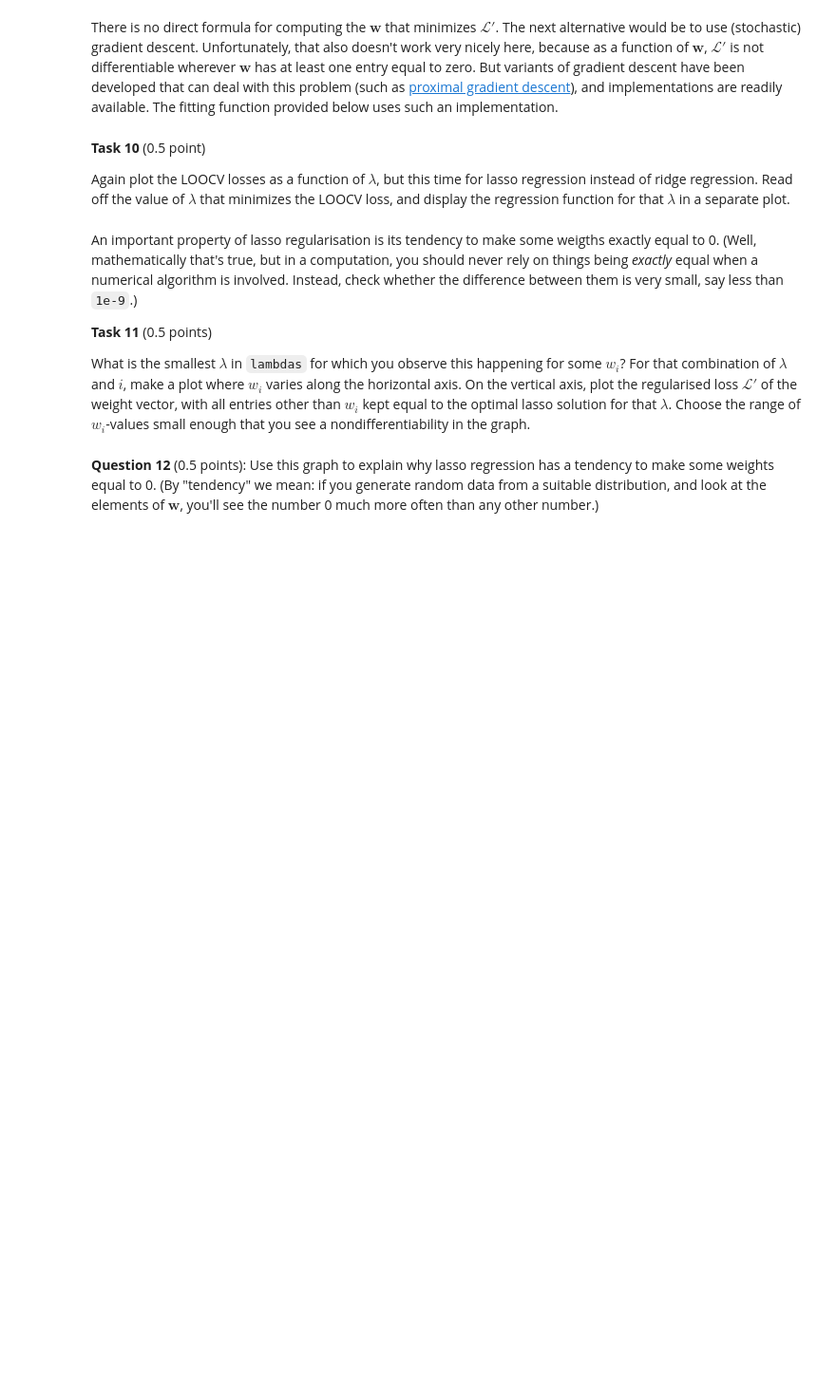
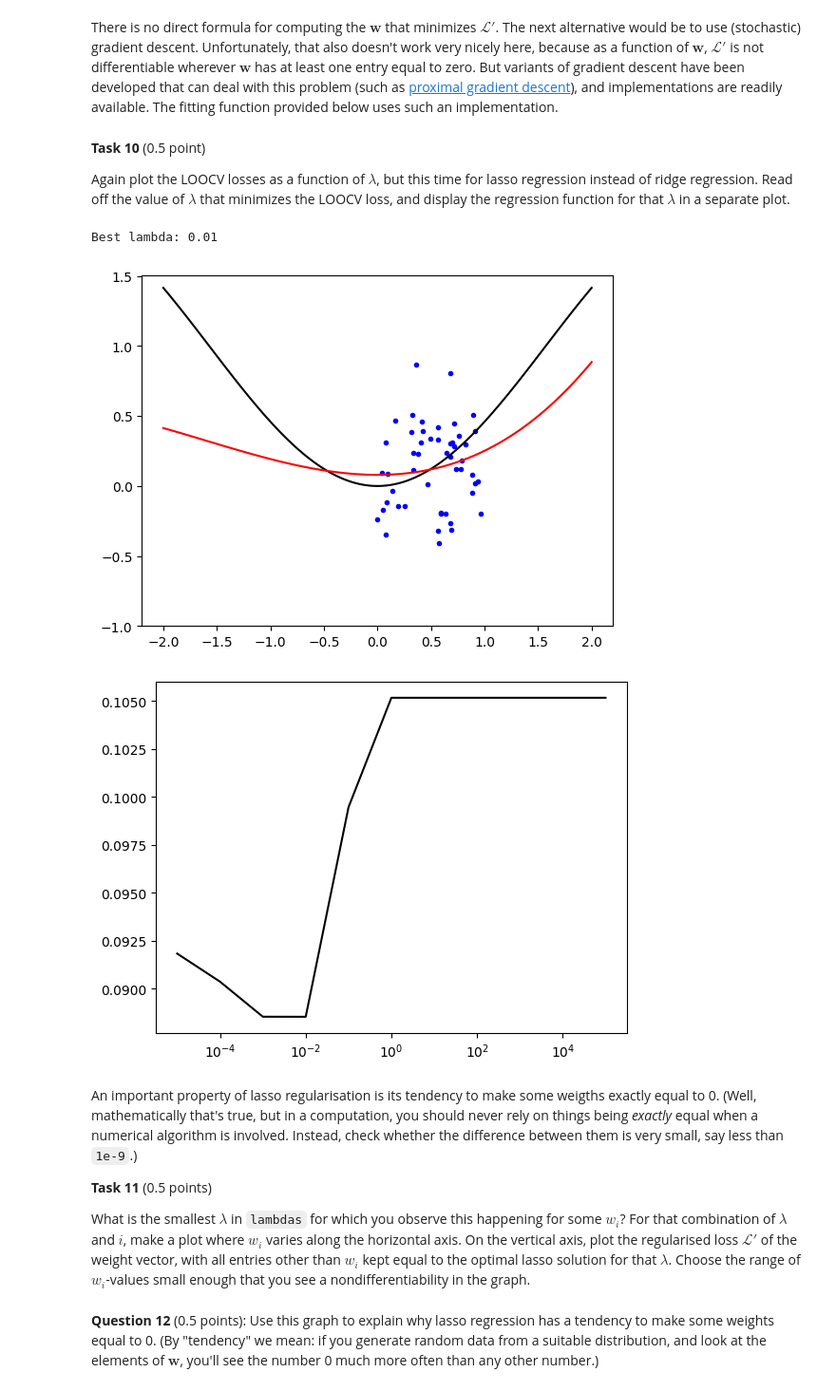
Before and after one commit to KNISP/Machine-Learning, a Jupyter notebook: ML2025_assignment1.ipynb, the cells around one changed output. Shown at 95% size. Drawn from its saved outputs; the diff is of its cells as text; code cells hidden in the pictures; blank space fills up the shorter version.

```diff
--- a/ML2025_assignment1.ipynb
+++ b/ML2025_assignment1.ipynb
@@ -287,3 +332,20 @@ Again plot the LOOCV losses as a function of $\lambda$, but this time for lasso
+# %%
+# Your code here
+fitting_function = fit_lasso
+for i in range(len(lambdas)):
+    losses[i] = LOOCV(X, t, fitting_function, lambdas[i])
+
+best_lambda = lambdas[np.argmin(losses)]
+print("Best lambda:", best_lambda)
+w = fit_lasso(X, t, best_lambda)
+plot_regression_result(x, t, w)
+
+plt.semilogx(lambdas, losses, c='black')
+plt.show()
+# %% [output]
+Best lambda: 0.01
+[figure, added]
+[figure, added]
 # %% [markdown]
 An important property of lasso regularisation is its tendency to make some weigths exactly equal to 0. (Well, mathematically that's true, but in a computation, you should never rely on things being *exactly* equal when a numerical algorithm is involved. Instead, check whether the difference between them is very small, say less than `1e-9`.)
 
```
Also changed, not shown: parts of 14 cells of this notebook, 1 other file.
